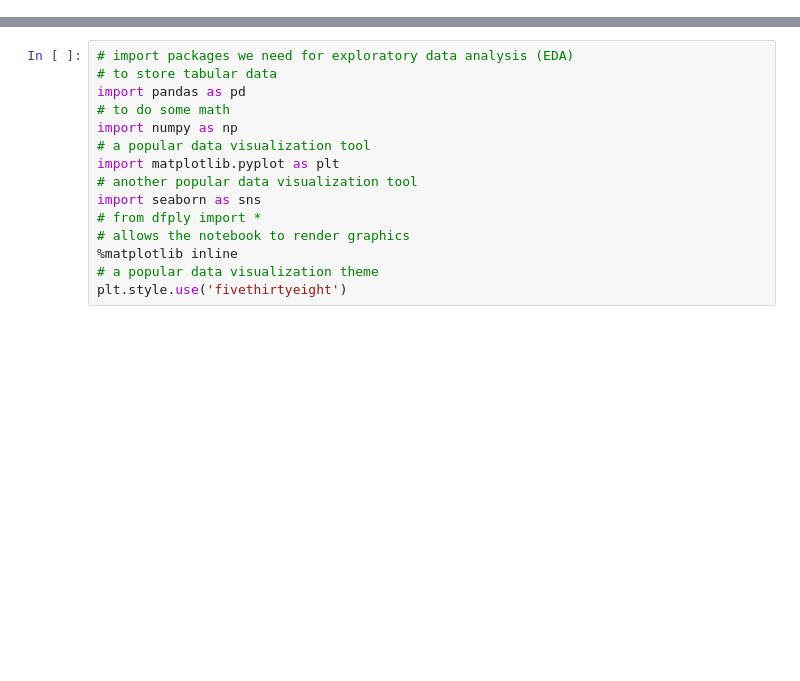
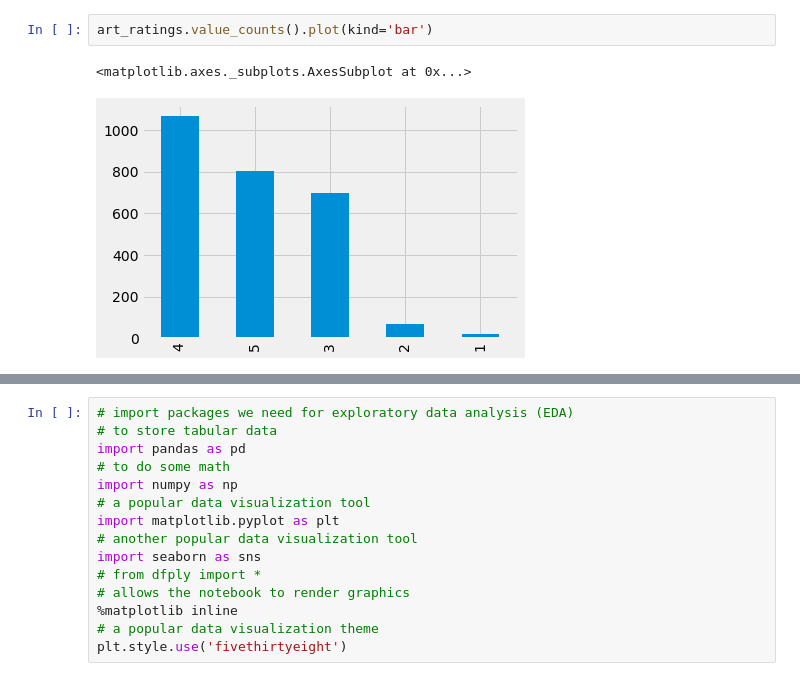
Before and after one commit to LuchaoQi/books, a Jupyter notebook: Feature Engineering Made Easy/Feature Engineering Made Easy.ipynb, the cells around one changed output, grey strips where cells are left out. Drawn from its saved outputs; the diff is of its cells as text; blank space fills up the shorter version.

```diff
--- a/Feature Engineering Made Easy/Feature Engineering Made Easy.ipynb
+++ b/Feature Engineering Made Easy/Feature Engineering Made Easy.ipynb
@@ -4,0 +47,5 @@
+# %%
+art_ratings.value_counts().plot(kind='bar')
+# %% [output]
+<matplotlib.axes._subplots.AxesSubplot at 0x...>
+[figure, added]
```
Also changed, not shown: parts of 11 cells of this notebook, 2 other files.
